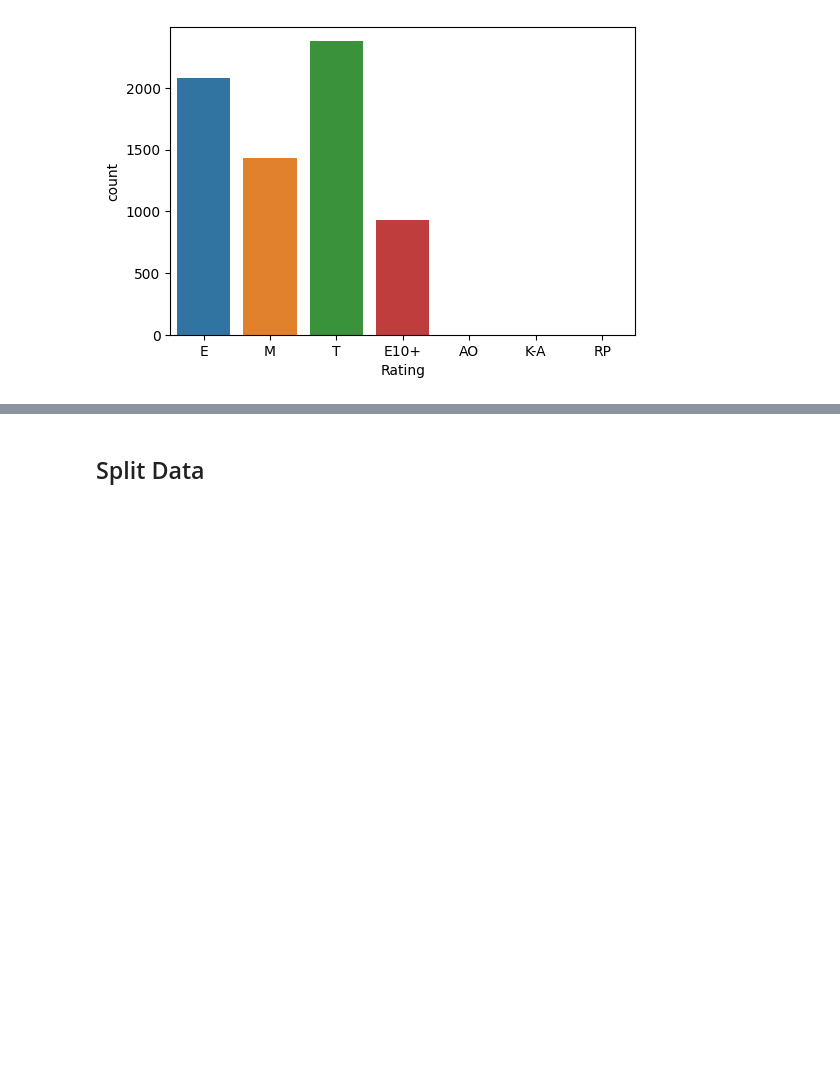
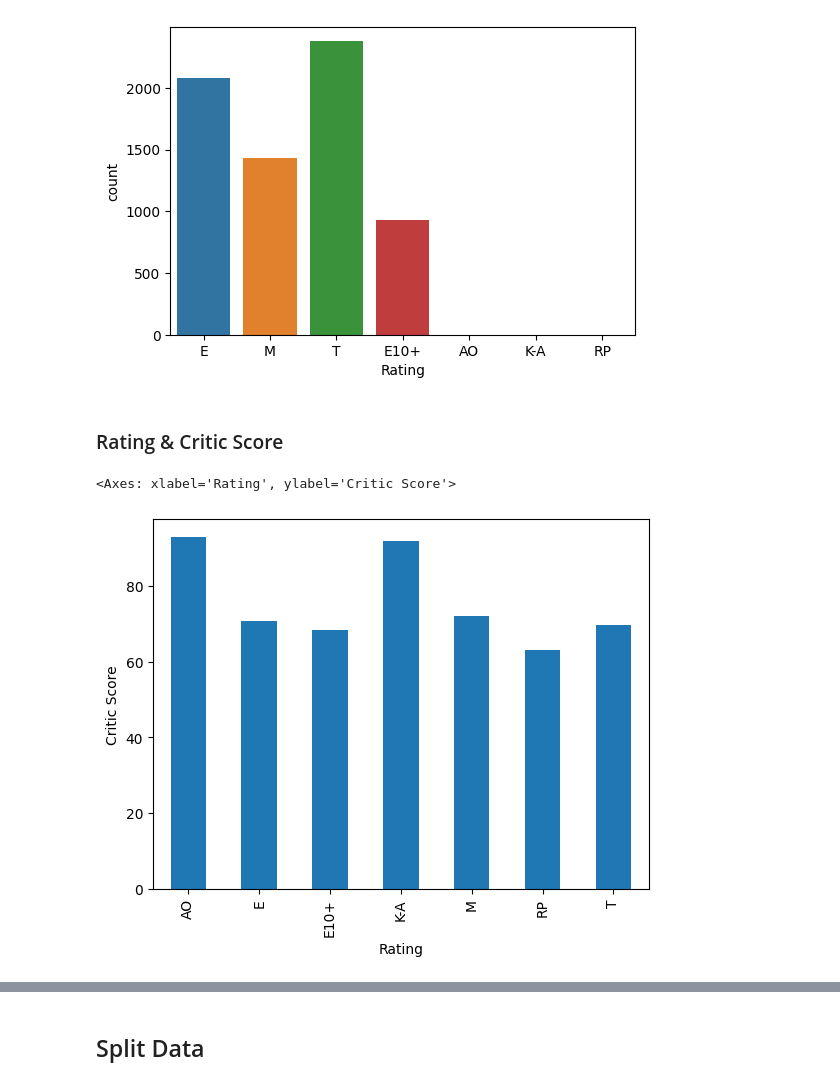
Before and after one commit to GhiathAjam/Analysis-of-Video-Games-Sales, a Jupyter notebook: Analysis/PredictiveQuestions/Q3.ipynb, the cells around one changed output, grey strips where cells are left out. Cells and saved outputs as stored; diff of their text form; code cells hidden in the pictures; blank space fills up the shorter version.

```diff
--- a/Analysis/PredictiveQuestions/Q3.ipynb
+++ b/Analysis/PredictiveQuestions/Q3.ipynb
@@ -35,0 +48,10 @@ plot(df.groupby('Rating')['Critic_Score'].mean(), 'Rating', 'Critic_Score', 'Mea
+# %%
+# drop ratings with less than 100 games
+df = df.groupby('Rating').filter(lambda x: len(x) > 100)
+# %% [markdown]
+### Rating & Critic Score
+# %%
+df.groupby('Rating')['Critic_Score'].mean().plot(kind='bar', ylabel='Critic Score')
+# %% [output]
+<Axes: xlabel='Rating', ylabel='Critic Score'>
+[figure, added]
```
Also changed, not shown: parts of 12 cells of this notebook.
